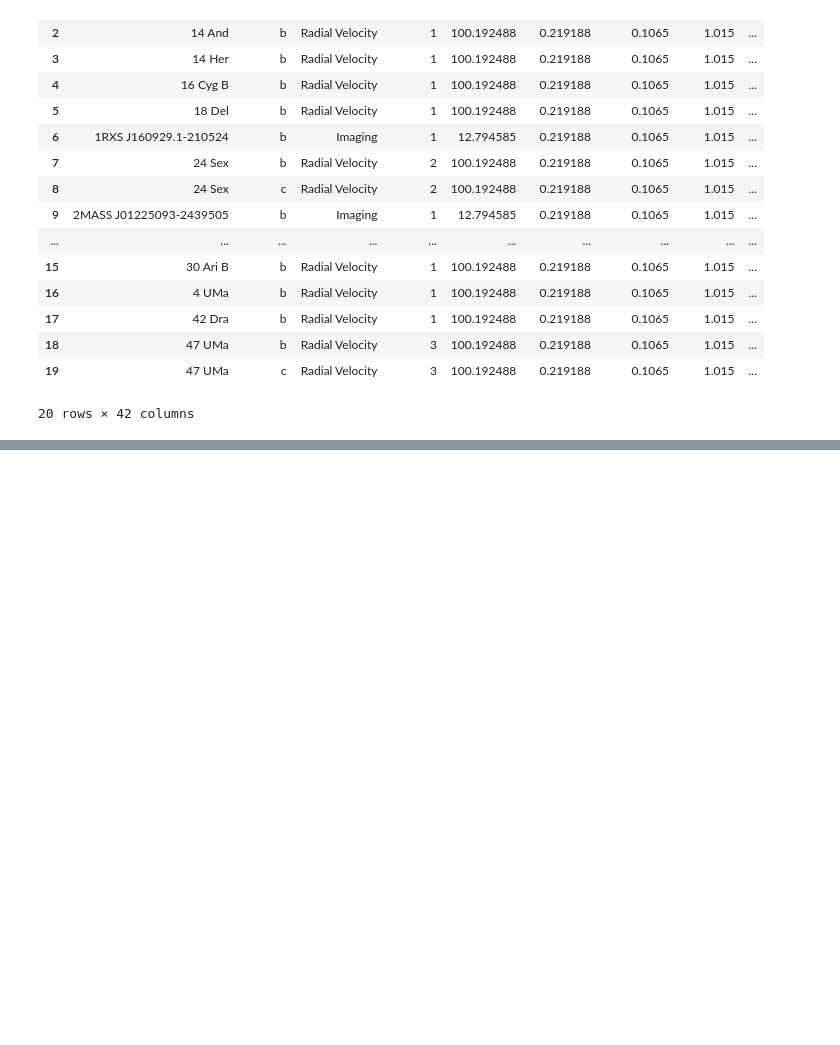
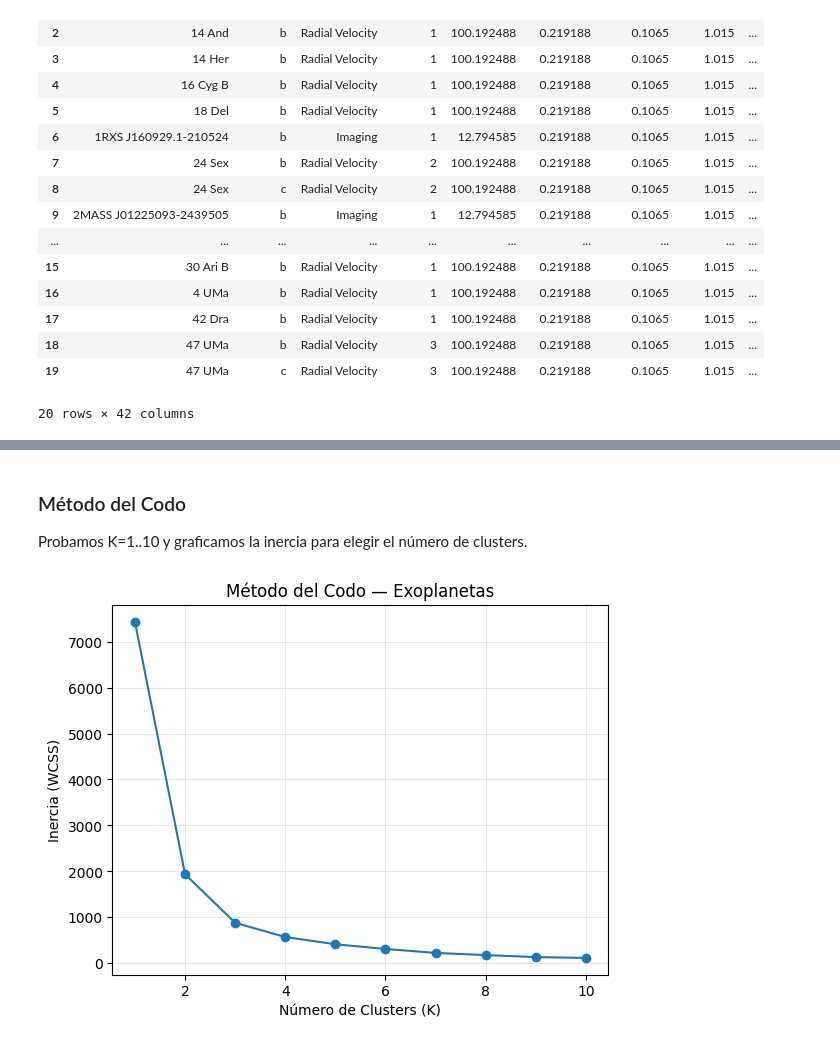
Before and after one commit to moirabittner/Evaluacion_Exoplanetas, a Jupyter notebook: Evaluacion1_Exoplanetas.ipynb, the cells around one changed output, grey strips where cells are left out. Saved outputs shown, nothing was run; the diff lists cells and outputs as text; code cells hidden in the pictures; blank space fills up the shorter version.

```diff
--- a/Evaluacion1_Exoplanetas.ipynb
+++ b/Evaluacion1_Exoplanetas.ipynb
@@ -815,0 +813,5 @@ R²: 0.2717
+# %%
+# Seleccionamos las columnas: masa y radio
+X_real = df_work[['masa', 'radio']].dropna()
+print(f"Planetas para clustering: {len(X_real)}")
+print(X_real.describe().round(3))
@@ -815,0 +829,18 @@ R²: 0.2717
+# %% [markdown]
+### Método del Codo
+Probamos K=1..10 y graficamos la inercia para elegir el número de clusters.
+# %%
+inercia = []
+for k in range(1, 11):
+    model = KMeans(n_clusters=k, random_state=42, n_init=10)
+    model.fit(X_real)
+    inercia.append(model.inertia_)
+
+plt.plot(range(1, 11), inercia, marker='o')
+plt.xlabel('Número de Clusters (K)')
+plt.ylabel('Inercia (WCSS)')
+plt.title('Método del Codo — Exoplanetas')
+plt.grid(alpha=0.3)
+plt.show()
+# %% [output]
+[figure, added]
```
Also changed, not shown: parts of 39 cells of this notebook.
